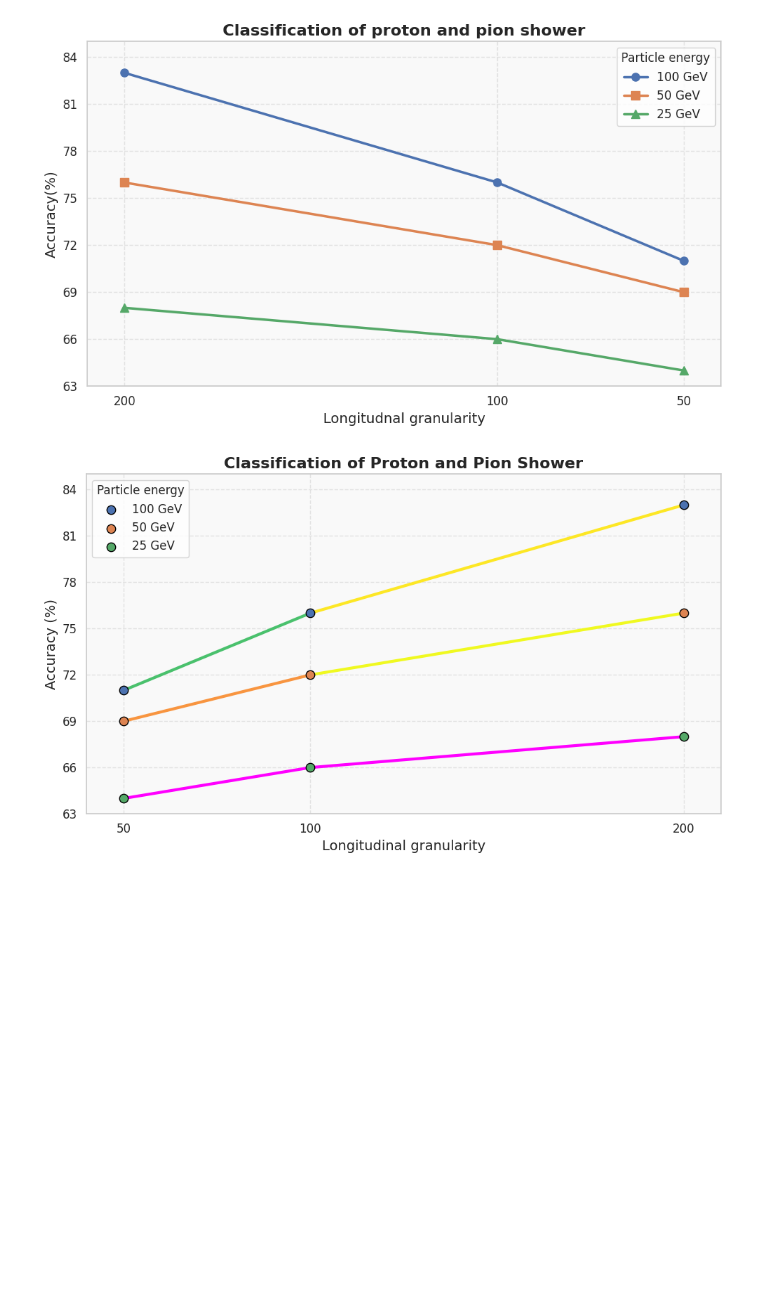
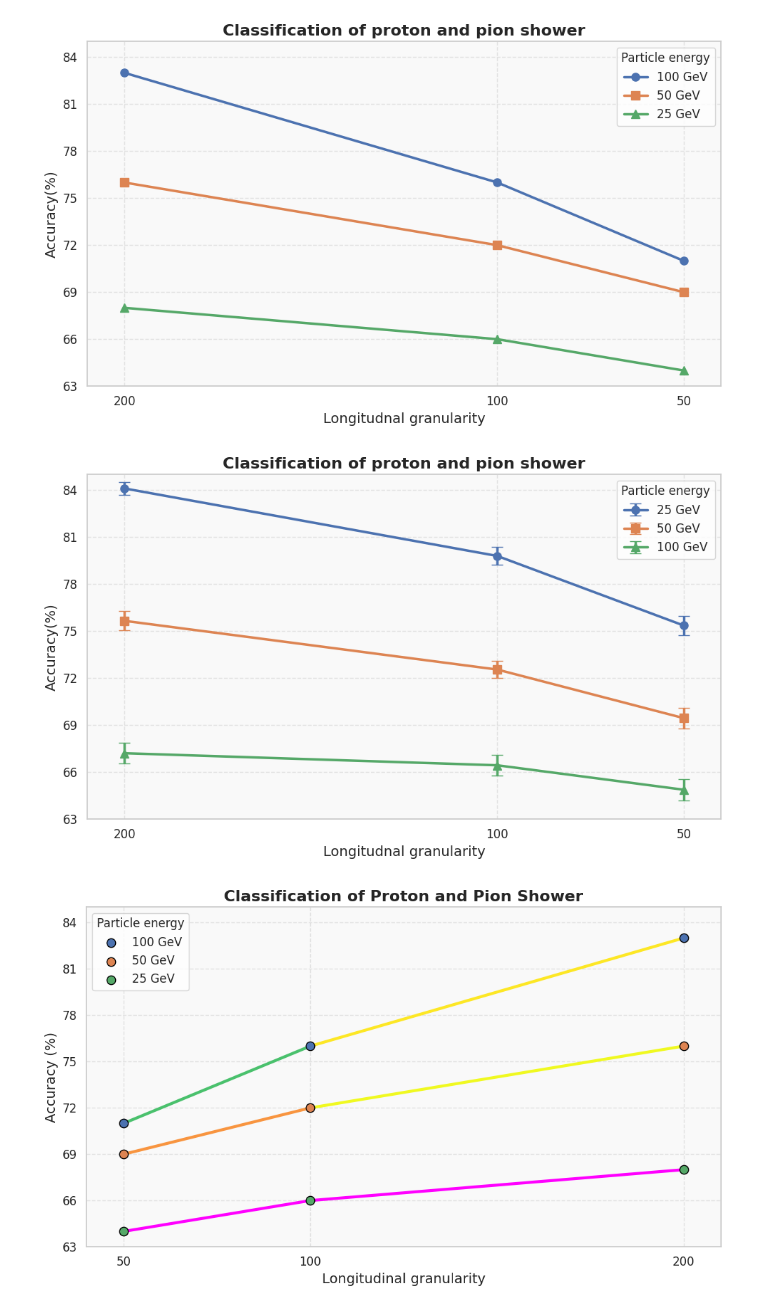
Before and after one commit to abhich2507/ML_PointCloud, a Jupyter notebook: Utils/plot_log.ipynb, the cells around one changed output. Drawn from its saved outputs; the diff is of its cells as text; code cells hidden in the pictures; blank space fills up the shorter version.

Commit message:
new file:   Plots/accuracy_vs_granularity.pdf 	modified:   Utils/plot_log.ipynb

```diff
--- a/Utils/plot_log.ipynb
+++ b/Utils/plot_log.ipynb
@@ -122,6 +122,56 @@ plt.xlim(210, 40)  # for reversed X-axis
 plt.show()
 # %% [output]
 [figure]
+# %%
+import matplotlib.pyplot as plt
+import seaborn as sns
+import numpy as np
+
+# Set the Seaborn theme
+sns.set_theme(style="whitegrid")
+
+# X-axis values (descending)
+x = [200, 100, 50]
+
+# Example Y values for 3 categories
+category_1 = [84.11, 79.8, 75.36]
+category_2 = [75.66, 72.55, 69.45]
+category_3 = [67.21, 66.44, 64.88]
+
+# Example uncertainties (confidence intervals) for each point
+# Replace these with your actual uncertainties if available
+uncert_1 = [.41,.57, 0.61]
+uncert_2 = [0.61, 0.54,0.66]
+uncert_3 = [0.67, 0.67, 0.68]
+
+plt.figure(figsize=(10, 6))
+
+# Plot each category with error bars
+plt.errorbar(x, category_1, yerr=uncert_1, marker='o', label='25 GeV', linewidth=2.5, markersize=8, capsize=6)
+plt.errorbar(x, category_2, yerr=uncert_2, marker='s', label='50 GeV', linewidth=2.5, markersize=8, capsize=6)
+plt.errorbar(x, category_3, yerr=uncert_3, marker='^', label='100 GeV', linewidth=2.5, markersize=8, capsize=6)
+
+plt.ylim(63, 85)
+plt.xlim(50, 200)
+
+plt.xlabel('Longitudnal granularity', fontsize=14)
+plt.ylabel('Accuracy(%)', fontsize=14)
+plt.title('Classification of proton and pion shower', fontsize=16, weight='bold')
+
+plt.xticks(x, fontsize=12)
+plt.yticks(np.arange(63, 86, 3), fontsize=12)
+
+plt.grid(True, linestyle='--', alpha=0.5)
+plt.legend(title="Particle energy", fontsize=12)
+
+plt.gca().set_facecolor('#f9f9f9')
+plt.tight_layout()
+plt.gca().invert_xaxis()
+plt.xlim(210, 40)  # for reversed X-axis
+plt.savefig('../Plots/accuracy_vs_granularity.pdf', dpi=300, bbox_inches='tight')
+plt.show()
+# %% [output]
+[figure, added]
 # %%
 import matplotlib.pyplot as plt
 import numpy as np
```
Also changed, not shown: 1 other file.
